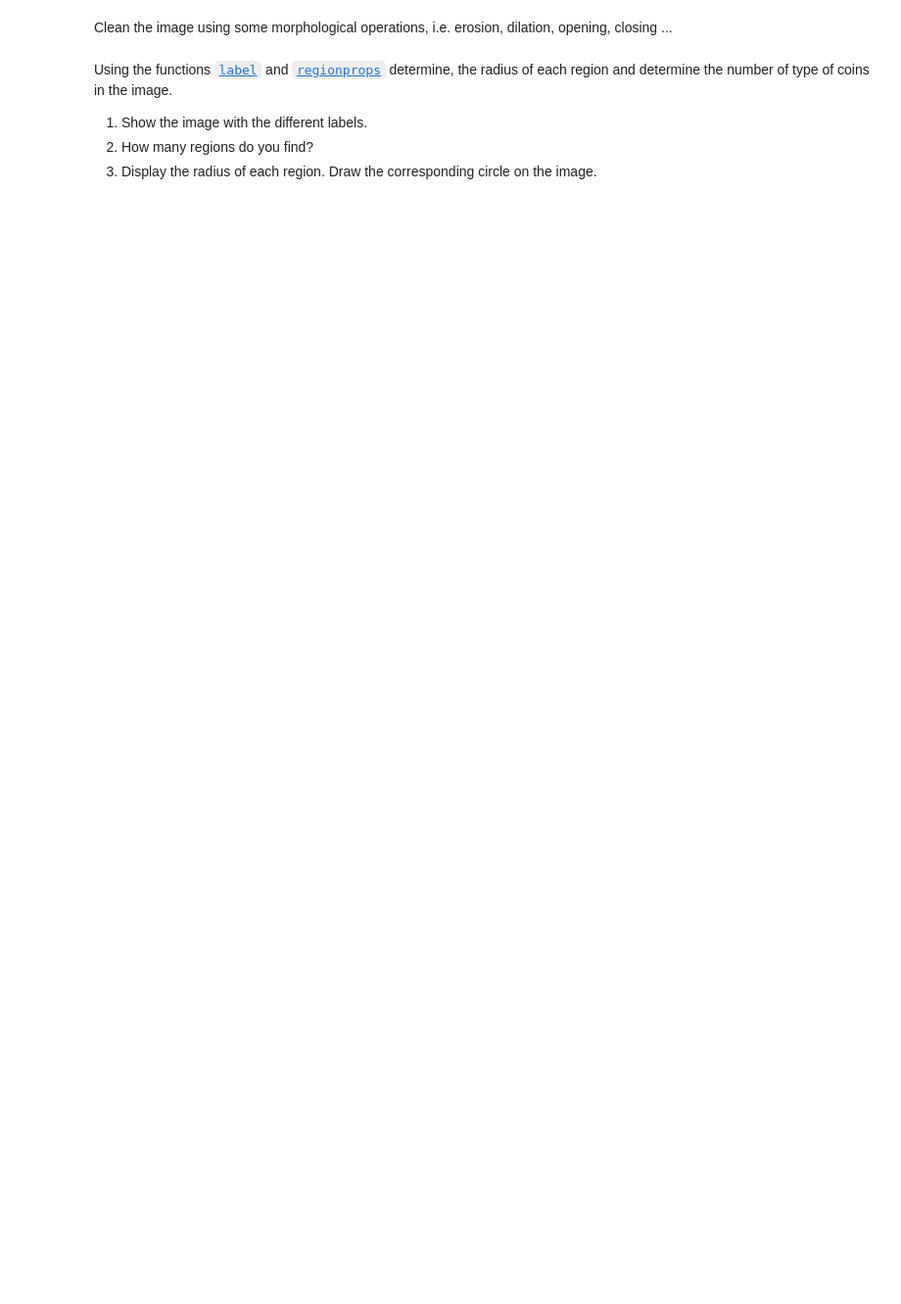
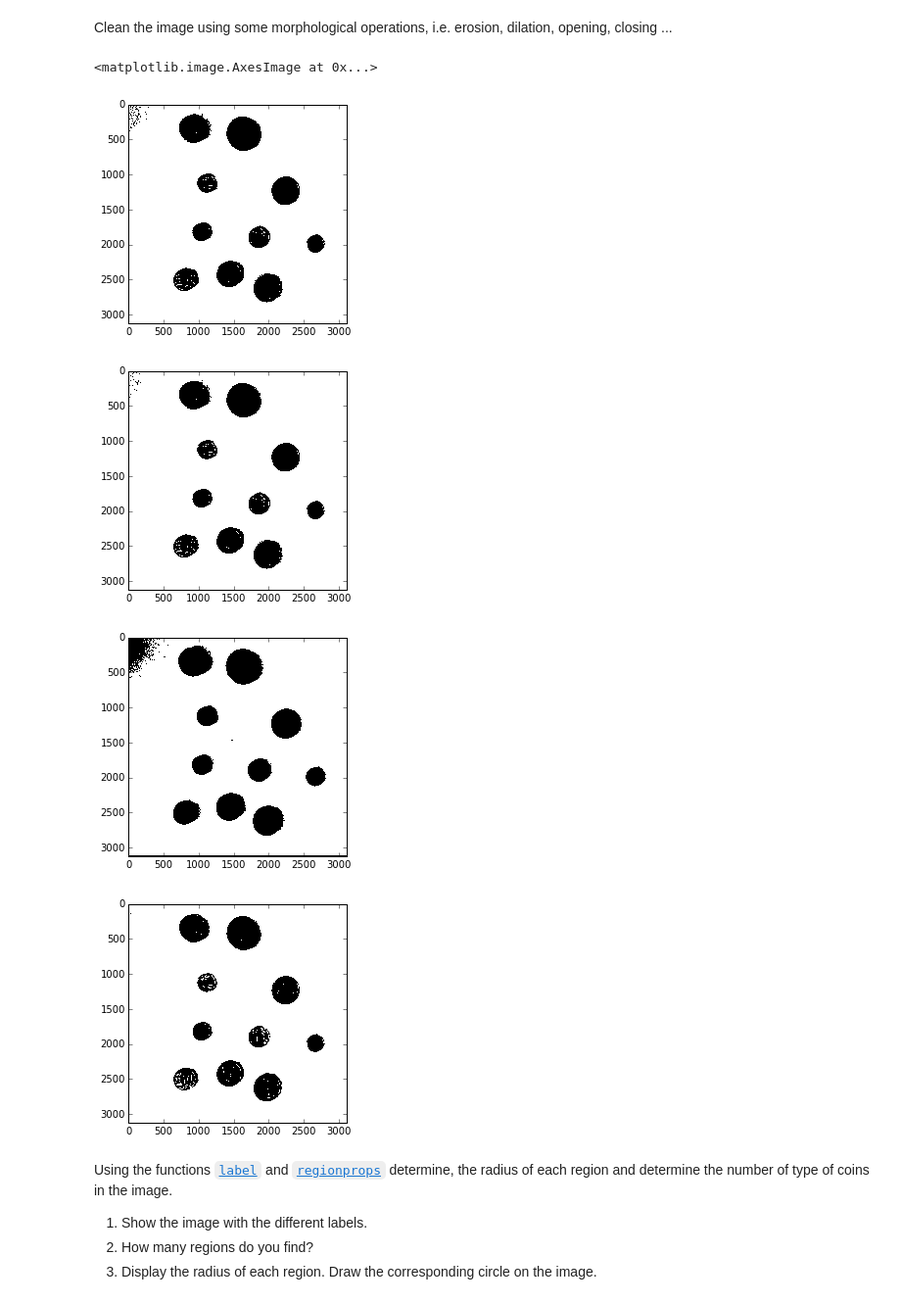
Before and after one commit to WajahatAkhtar/B31XB-IIP-TP-1617, a Jupyter notebook: 5-segmentation/segmentation.ipynb, the cells around one changed output. Shown at 98% size. Drawn from its saved outputs; the diff is of its cells as text; code cells hidden in the pictures; blank space fills up the shorter version.

```diff
--- a/5-segmentation/segmentation.ipynb
+++ b/5-segmentation/segmentation.ipynb
@@ -35,5 +48,36 @@ Subsquently, threshold the image using a global Otsu's thresholding after conver
 # %% [markdown]
 Clean the image using some morphological operations, i.e. erosion, dilation, opening, closing ...
+# %%
+
+slem = disk(8)
+slem2 = disk (2)
+
+binary_opening_morphology = binary_opening(otsu_threshold)
+binary_closing_morphology = binary_closing(otsu_threshold)
+erosion = binary_erosion(otsu_threshold,slem , out = None)
+dilation = binary_dilation(otsu_threshold,slem2 , out = None)
+
+#Plottig binary_opening_morphology
+plt.figure()
+imshow(binary_opening_morphology)
+
+#Plottig binary_closing_morphology
+plt.figure()
+imshow(binary_closing_morphology)
+
+#Plottig eroded image
+plt.figure()
+imshow(erosion)
+
+#Plottig dilated image
+plt.figure()
+imshow(dilation)
+# %% [output]
+<matplotlib.image.AxesImage at 0x...>
+[figure, added]
+[figure, added]
+[figure, added]
+[figure, added]
 # %% [markdown]
 Using the functions [`label`](http://scikit-image.org/docs/stable/api/skimage.measure.html#skimage.measure.label) and [`regionprops`](http://scikit-image.org/docs/stable/api/skimage.measure.html#skimage.measure.regionprops) determine, the radius of each region and determine the number of type of coins in the image.
 
```
Also changed, not shown: parts of 4 cells of this notebook.
